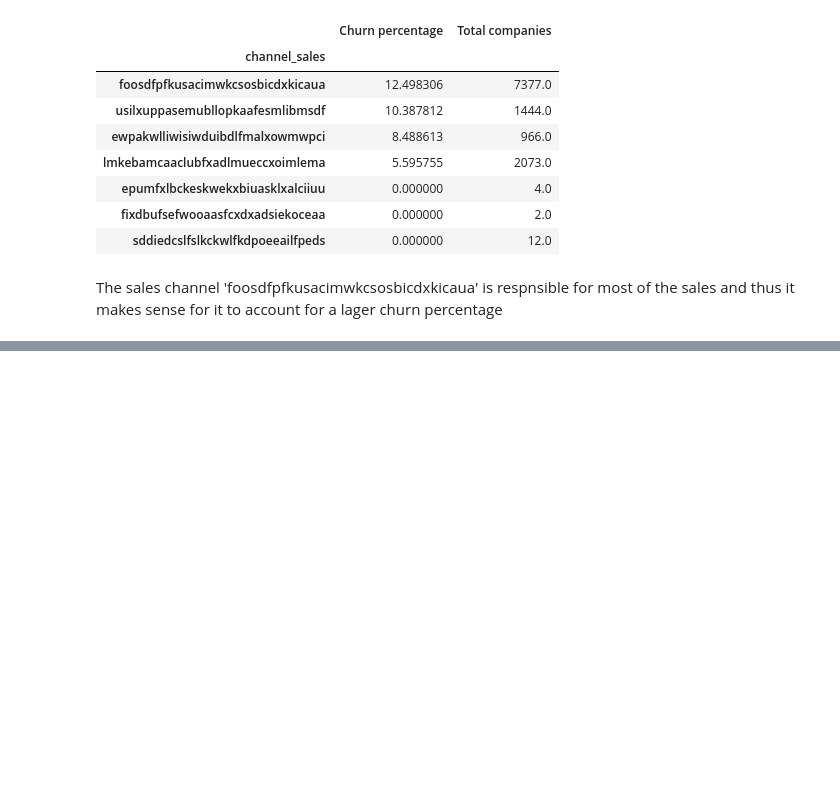
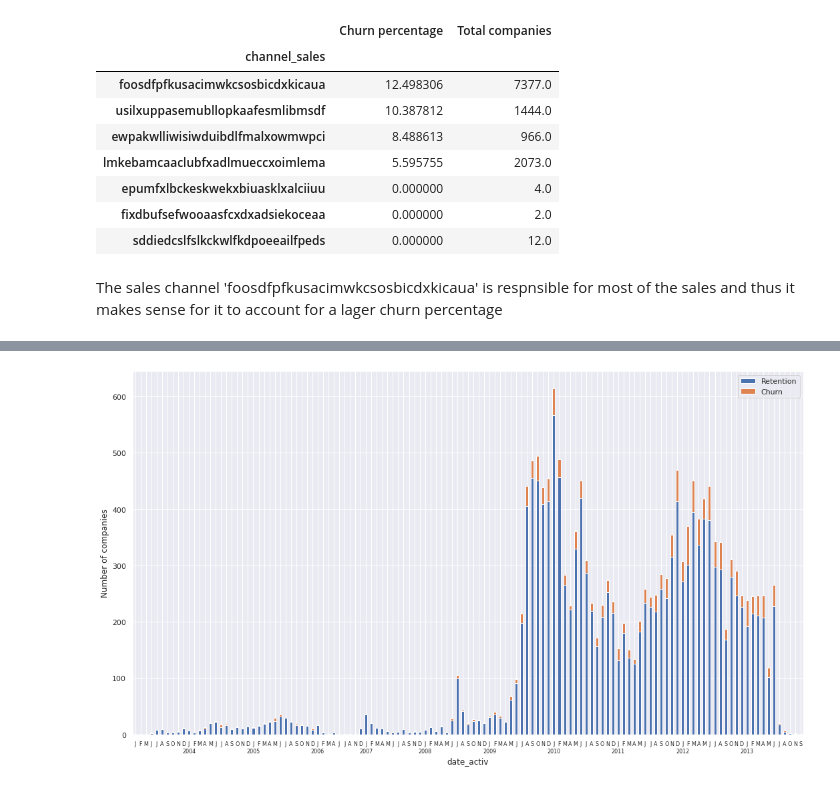
Before and after one commit to WanjohiWanjohi/BCG_Forage_, a Jupyter notebook: BCG_EDA.ipynb, the cells around one changed output, grey strips where cells are left out. Drawn from its saved outputs; the diff is of its cells as text; code cells hidden in the pictures; blank space fills up the shorter version.

```diff
--- a/BCG_EDA.ipynb
+++ b/BCG_EDA.ipynb
@@ -160,0 +208,35 @@ To easily visualize unvariate data , use a histogram
+# %%
+#processing dates
+dates=train[["id","date_activ","date_end", "date_modif_prod","date_renewal","churn"]].copy()
+# Transform date columns to datetime type
+dates["date_activ"] =pd.to_datetime(dates["date_activ"], format='%Y-%m-%d')
+dates["date_end"] =pd.to_datetime(dates["date_end"], format='%Y-%m-%d')
+dates["date_modif_prod"] =pd.to_datetime(dates["date_modif_prod"], format='%Y-%m-%d')
+dates["date_renewal"] =pd.to_datetime(dates["date_renewal"], format='%Y-%m-%d')
+
+def plot_dates(dataframe, column, fontsize_=12):
+  """    Plot monthly churn and retention distribution    """
+  # Group by month
+  temp=dataframe[[column,"churn","id"]].set_index(column).groupby([pd.Grouper(freq='M'), "churn"]).count().unstack(level=1)
+  # Plot
+  ax=temp.plot(kind="bar", stacked=True, figsize=(18,10), rot=0)
+  # Change x-axis labels to months
+  ax.set_xticklabels(map(lambda x: line_format(x), temp.index))
+  # Change xlabel size
+  plt.xticks(fontsize=fontsize_)
+  # Rename y-axis
+  plt.ylabel("Number of companies")
+  # Rename legend
+  plt.legend(["Retention", "Churn"], loc="upper right")
+  plt.show()
+
+def line_format(label):
+  """    Convert time label to the format of pandas line plot    """
+  month=label.month_name()[:1]
+  if label.month_name() =="January":
+    month+=f'\n{label.year}'
+  return month
+# %%
+plot_dates(dates, "date_activ", fontsize_=8)
+# %% [output]
+[figure, added]
```
Also changed, not shown: parts of 9 cells of this notebook.
